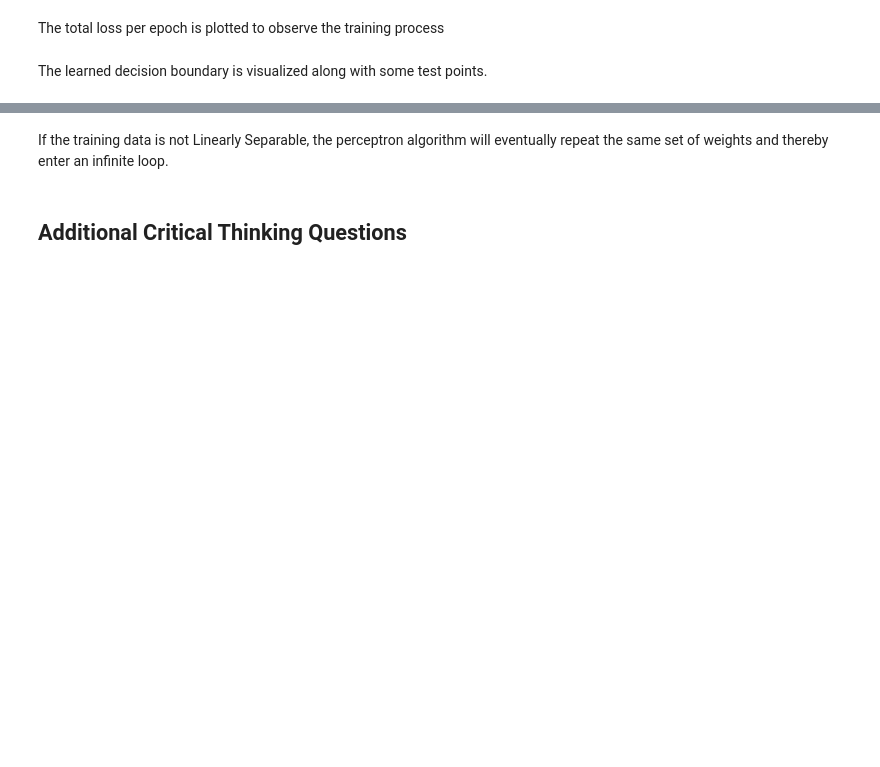
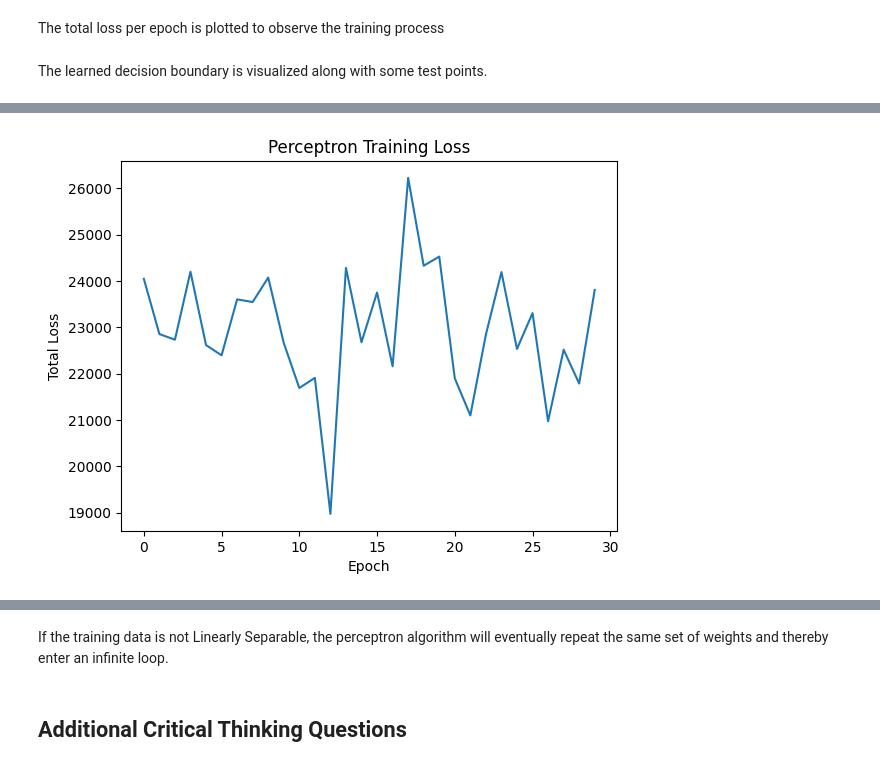
Before and after one commit to jaitrasaketh/IIIT-Hyderabad-AI-ML-Program, a Jupyter notebook: AIML_III_Module_4_Lab_1_Perceptron_and_Gradient_Descent.ipynb, the cells around one changed output, grey strips where cells are left out. Drawn from its saved outputs; the diff is of its cells as text; code cells hidden in the pictures; blank space fills up the shorter version.

```diff
--- a/AIML_III_Module_4_Lab_1_Perceptron_and_Gradient_Descent.ipynb
+++ b/AIML_III_Module_4_Lab_1_Perceptron_and_Gradient_Descent.ipynb
@@ -221,0 +245,5 @@ The learned decision boundary is visualized along with some test points.
+# %%
+# Test with a high learning rate
+w_high_eta = perceptron_algo_plot(X_train, Y_train, eta=10, epochs=30)
+# %% [output]
+[figure, added]
```
Also changed, not shown: parts of 10 cells of this notebook.
